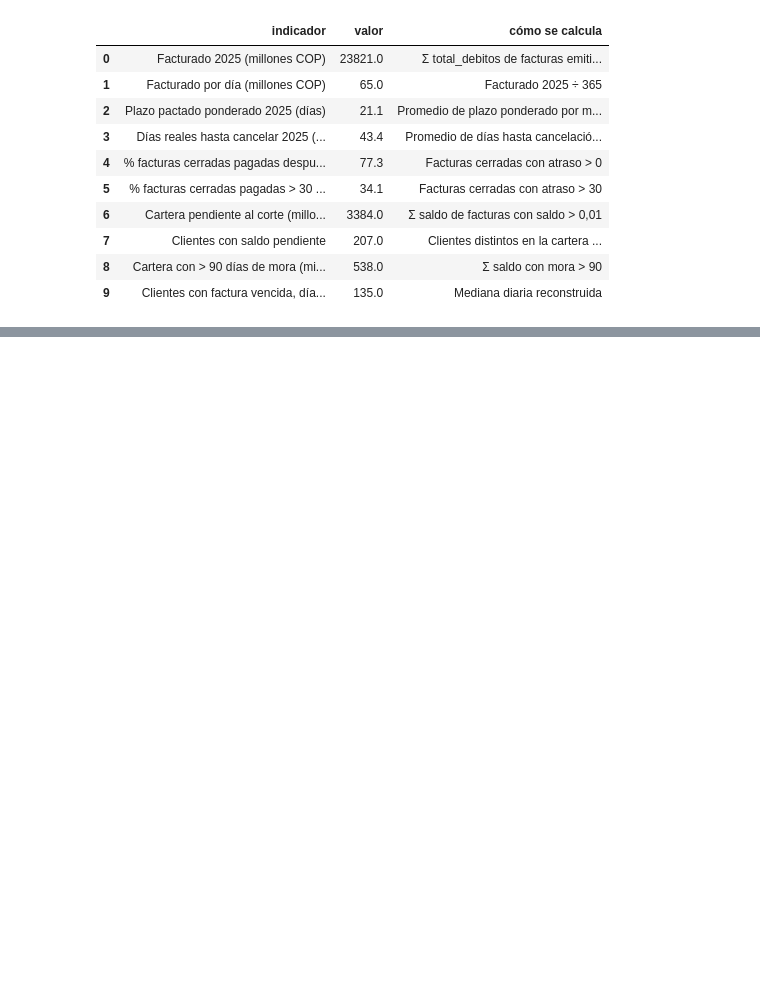
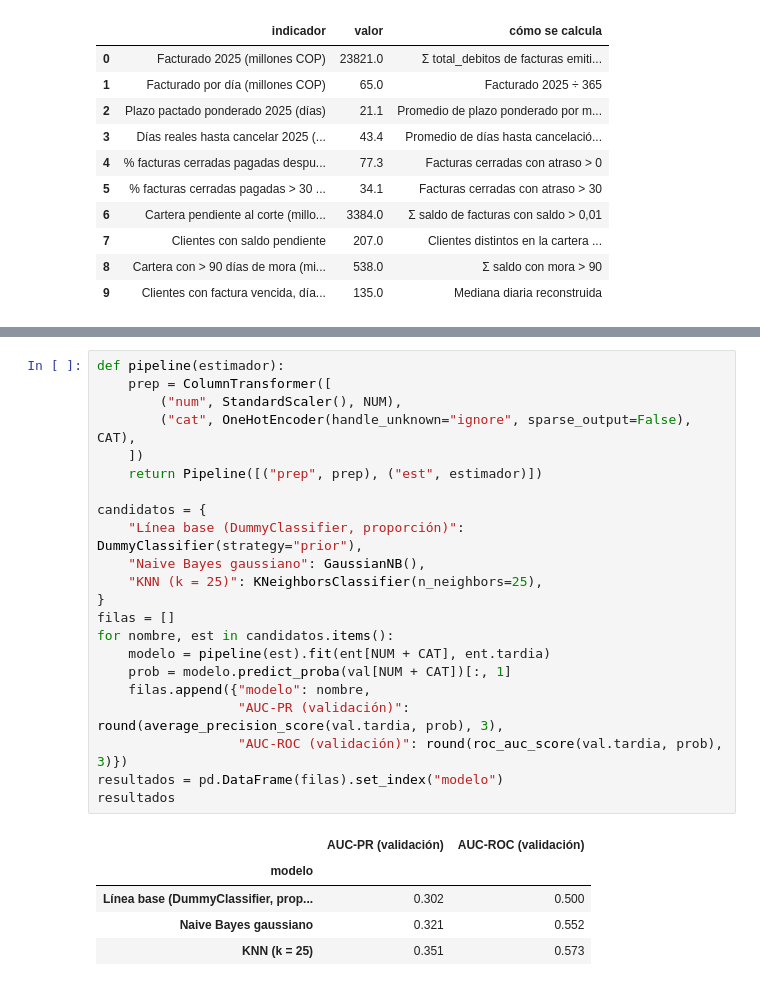
Before and after one commit to yepedraza/priorizacion-cobro-cartera, a Jupyter notebook: retos/modulo-2b/viabilidad_R10.ipynb, the cells around one changed output, grey strips where cells are left out. Drawn from its saved outputs; the diff is of its cells as text; blank space fills up the shorter version.

```diff
--- a/retos/modulo-2b/viabilidad_R10.ipynb
+++ b/retos/modulo-2b/viabilidad_R10.ipynb
@@ -386,0 +471,28 @@ pd.DataFrame([
+# %%
+def pipeline(estimador):
+    prep = ColumnTransformer([
+        ("num", StandardScaler(), NUM),
+        ("cat", OneHotEncoder(handle_unknown="ignore", sparse_output=False), CAT),
+    ])
+    return Pipeline([("prep", prep), ("est", estimador)])
+
+candidatos = {
+    "Línea base (DummyClassifier, proporción)": DummyClassifier(strategy="prior"),
+    "Naive Bayes gaussiano": GaussianNB(),
+    "KNN (k = 25)": KNeighborsClassifier(n_neighbors=25),
+}
+filas = []
+for nombre, est in candidatos.items():
+    modelo = pipeline(est).fit(ent[NUM + CAT], ent.tardia)
+    prob = modelo.predict_proba(val[NUM + CAT])[:, 1]
+    filas.append({"modelo": nombre,
+                  "AUC-PR (validación)": round(average_precision_score(val.tardia, prob), 3),
+                  "AUC-ROC (validación)": round(roc_auc_score(val.tardia, prob), 3)})
+resultados = pd.DataFrame(filas).set_index("modelo")
+resultados
+# %% [output]
+|  | AUC-PR (validación) | AUC-ROC (validación) |
+| modelo |  |  |
+| Línea base (DummyClassifier, prop... | 0.302 | 0.500 |
+| Naive Bayes gaussiano | 0.321 | 0.552 |
+| KNN (k = 25) | 0.351 | 0.573 |
```
Also changed, not shown: parts of 5 cells of this notebook, 5 other files.
